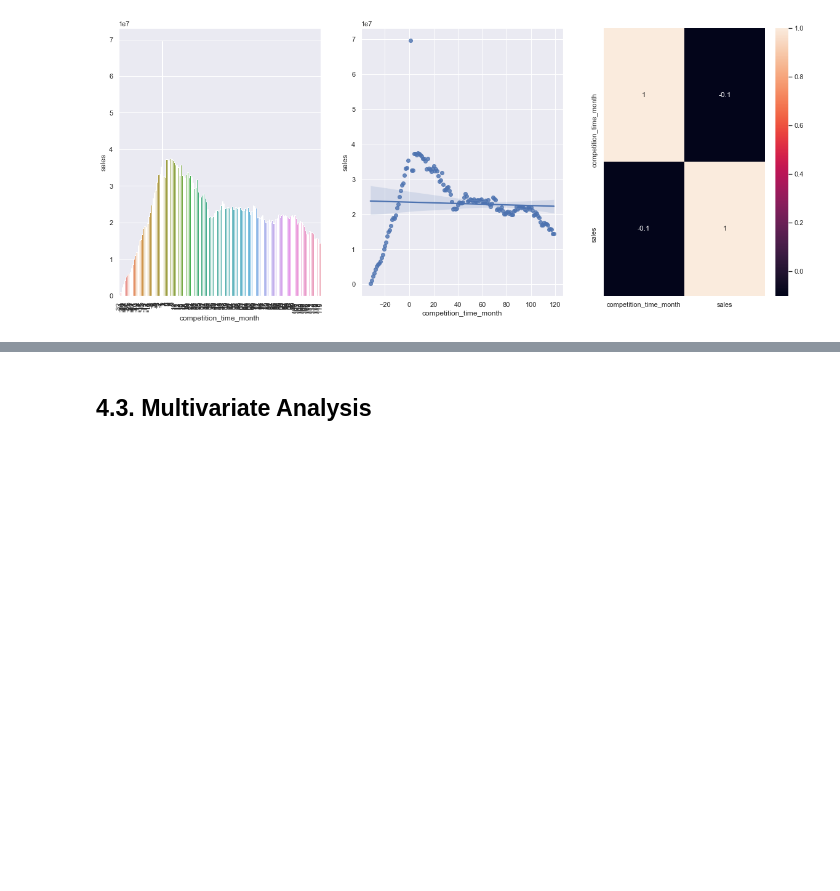
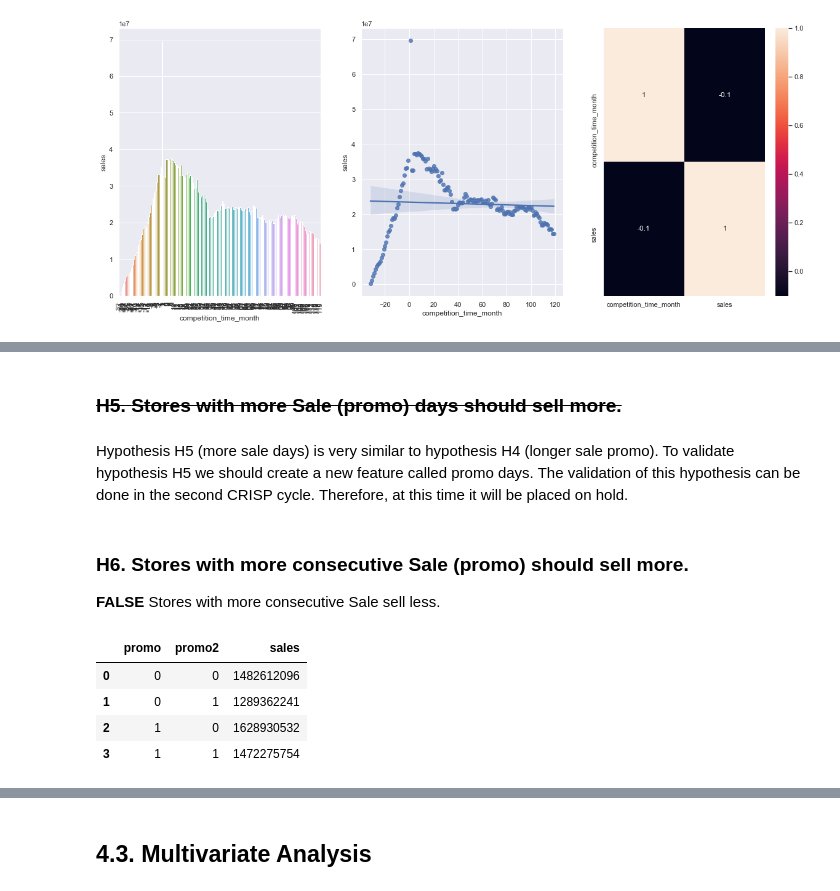
Before and after one commit to bruno-san/DataScience-Em-Producao, a Jupyter notebook: m04_v01_store_sales_prediction.ipynb, the cells around one changed output, grey strips where cells are left out. Saved outputs shown, nothing was run; the diff lists cells and outputs as text; code cells hidden in the pictures; blank space fills up the shorter version.

Commit message:
end of the 6th hypothesis

```diff
--- a/m04_v01_store_sales_prediction.ipynb
+++ b/m04_v01_store_sales_prediction.ipynb
@@ -625,0 +673,16 @@ sns.heatmap( aux3_1.corr(method='pearson'), annot=True)
+# %% [markdown]
+### <s>**H5.** Stores with more Sale (promo) days should sell more.</s>
+# %% [markdown]
+Hypothesis H5 (more sale days) is very similar to hypothesis H4 (longer sale promo). To validate hypothesis H5 we should create a new feature called promo days. The validation of this hypothesis can be done in the second CRISP cycle. Therefore, at this time it will be placed on hold.
+# %% [markdown]
+### **H6.** Stores with more consecutive Sale (promo) should sell more.
+**FALSE** Stores with more consecutive Sale sell less.
+# %%
+# sum of sales by promo and promo2.
+df4[['promo', 'promo2', 'sales']].groupby( ['promo', 'promo2'] ).sum().reset_index()
+# %% [output]
+|  | promo | promo2 | sales |
+| 0 | 0 | 0 | 1482612096 |
+| 1 | 0 | 1 | 1289362241 |
+| 2 | 1 | 0 | 1628930532 |
+| 3 | 1 | 1 | 1472275754 |
```
Also changed, not shown: parts of 7 cells of this notebook.
